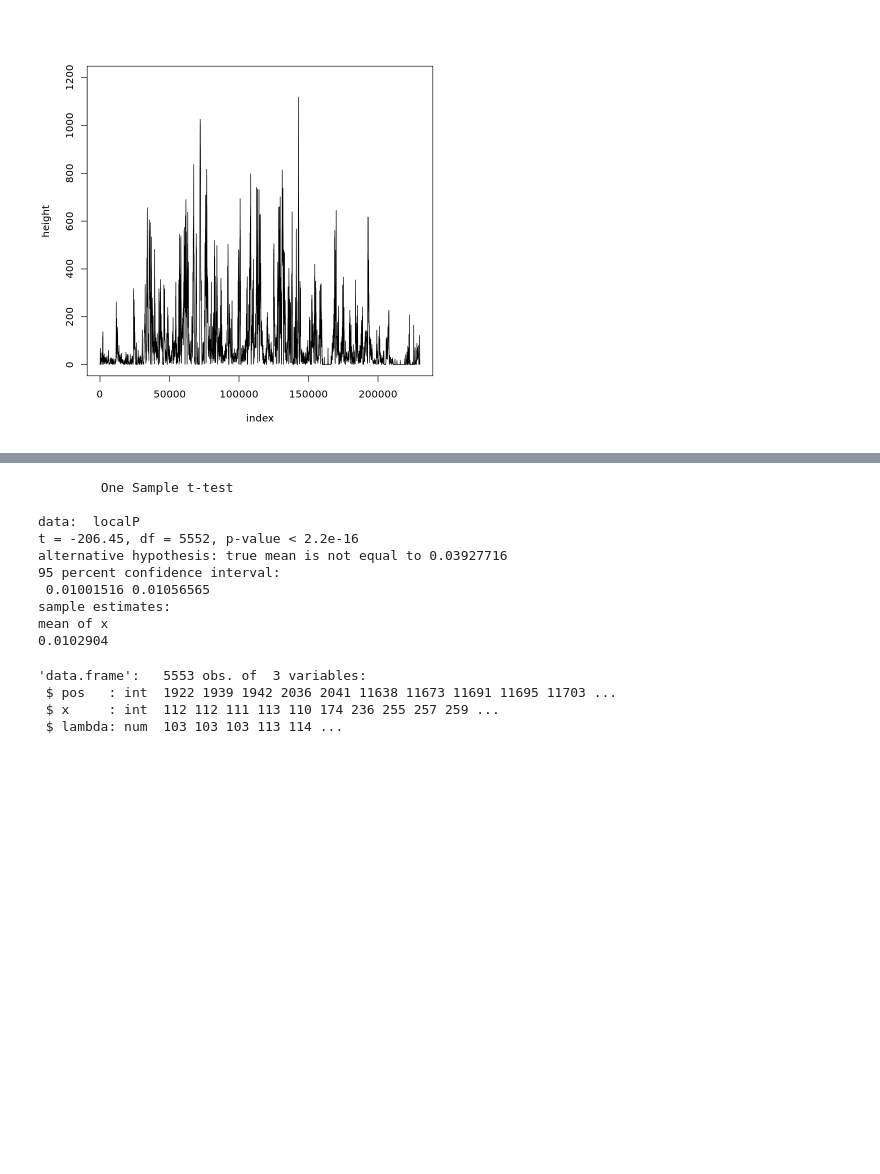
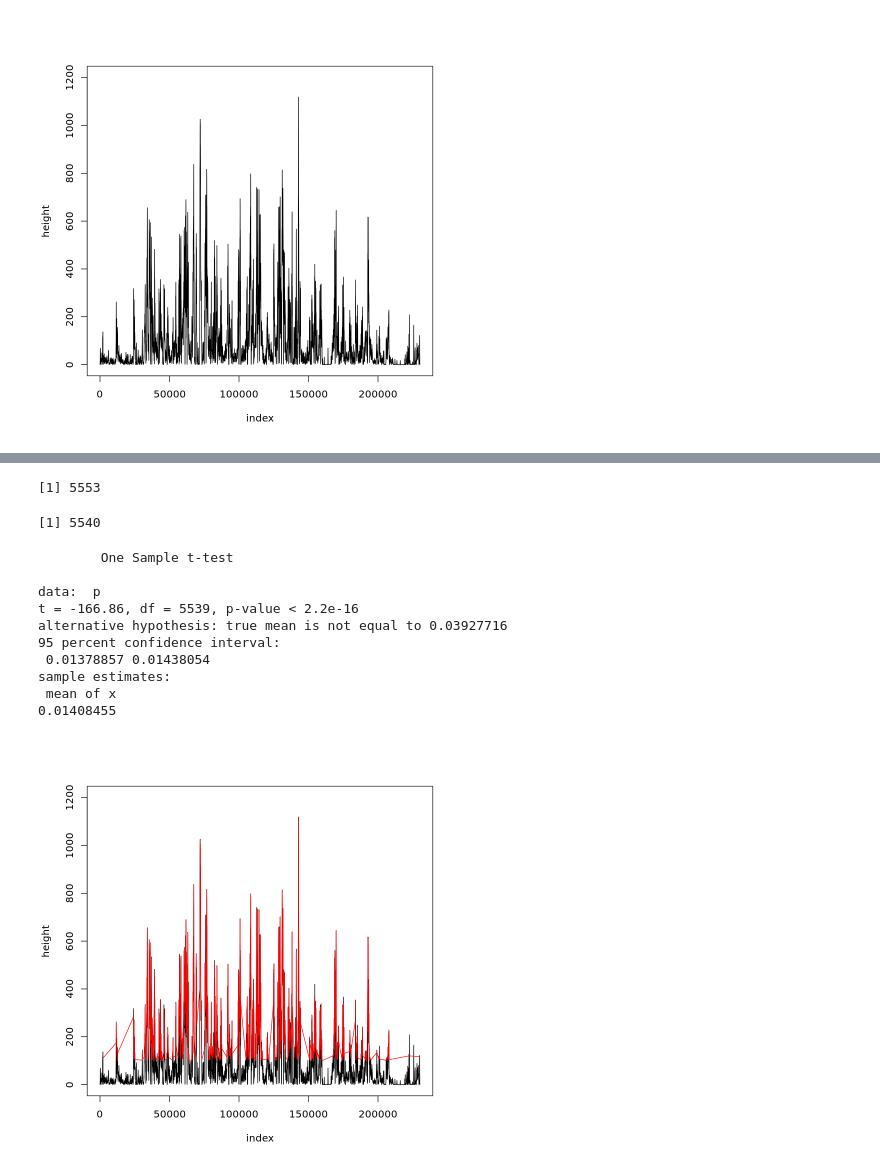
Before and after one commit to Bluuur/JupyterNotebooks, a Jupyter notebook: bioStaticsCourse/生物统计课程项目2.ipynb, the cells around one changed output, grey strips where cells are left out. Drawn from its saved outputs; the diff is of its cells as text; code cells hidden in the pictures; blank space fills up the shorter version.

```diff
--- a/bioStaticsCourse/生物统计课程项目2.ipynb
+++ b/bioStaticsCourse/生物统计课程项目2.ipynb
@@ -106,22 +132,45 @@ lines(pos, depth)
 # %%
 peak <- read.table("poisson.txt", header = T)
 peakSection <- read.table("peakSection.txt", header = F)
 peakSection <- as.matrix(peakSection)
+pValue <- c()
 for (i in 1:5553) {
+  localP <- c()
+  sectionWholeP <- c()
+  localP <- c(localP, dpois(peakSection[i,], mean(peakSection[i,])))
+  sectionWholeP <- dpois(round(mean(peakSection[i,])), mean(peakSection[i,]))
+  pValue <- c(pValue, t.test(x = localP, mu = sectionWholeP)$p.value)
+}
+pValue <- p.adjust(pValue, method = "fdr")
+length(pValue)
+length(pValue[pValue < 2.2e-16])
+sortedPeak <- peak[which(pValue < 2.2e-16),]
+newdepth <- peak[which(pValue < 2.2e-16), 2]
+newpos <- peak[which(pValue < 2.2e-16), 1]
 
-}
+# read data
+data <- read.table('GSM1016879_WT_ChrI_K4me3.txt', header = F)
+depth <- data[, 4]
+pos <- data[, 2]
+# visualize
+plot(c(1, length(data[, 2])), c(1, 1200), type = "n", xlab = "index", ylab = "height")
+lines(pos, depth)
+
+lines(newpos, newdepth, col = "red")
+p <- dpois(sortedPeak$x, sortedPeak$lambda)
+p <- p.adjust(p, method = "fdr")
+t.test(p, mu = dpois(103, 103))
 # %% [output]
-        One Sample t-test
-
-data:  localP
-t = -206.45, df = 5552, p-value < 2.2e-16
-alternative hypothesis: true mean is not equal to 0.03927716
-95 percent confidence interval:
- 0.01001516 0.01056565
-sample estimates:
-mean of x
-0.0102904
+[1] 5553
-'data.frame':   5553 obs. of  3 variables:
- $ pos   : int  1922 1939 1942 2036 2041 11638 11673 11691 11695 11703 ...
- $ x     : int  112 112 111 113 110 174 236 255 257 259 ...
- $ lambda: num  103 103 103 113 114 ...
+[1] 5540
+        One Sample t-test
+
+data:  p
+t = -166.86, df = 5539, p-value < 2.2e-16
+alternative hypothesis: true mean is not equal to 0.03927716
+95 percent confidence interval:
+ 0.01378857 0.01438054
+sample estimates:
+ mean of x
+0.01408455
+[figure, added]
```
Also changed, not shown: parts of 2 cells of this notebook, 1 other file.
